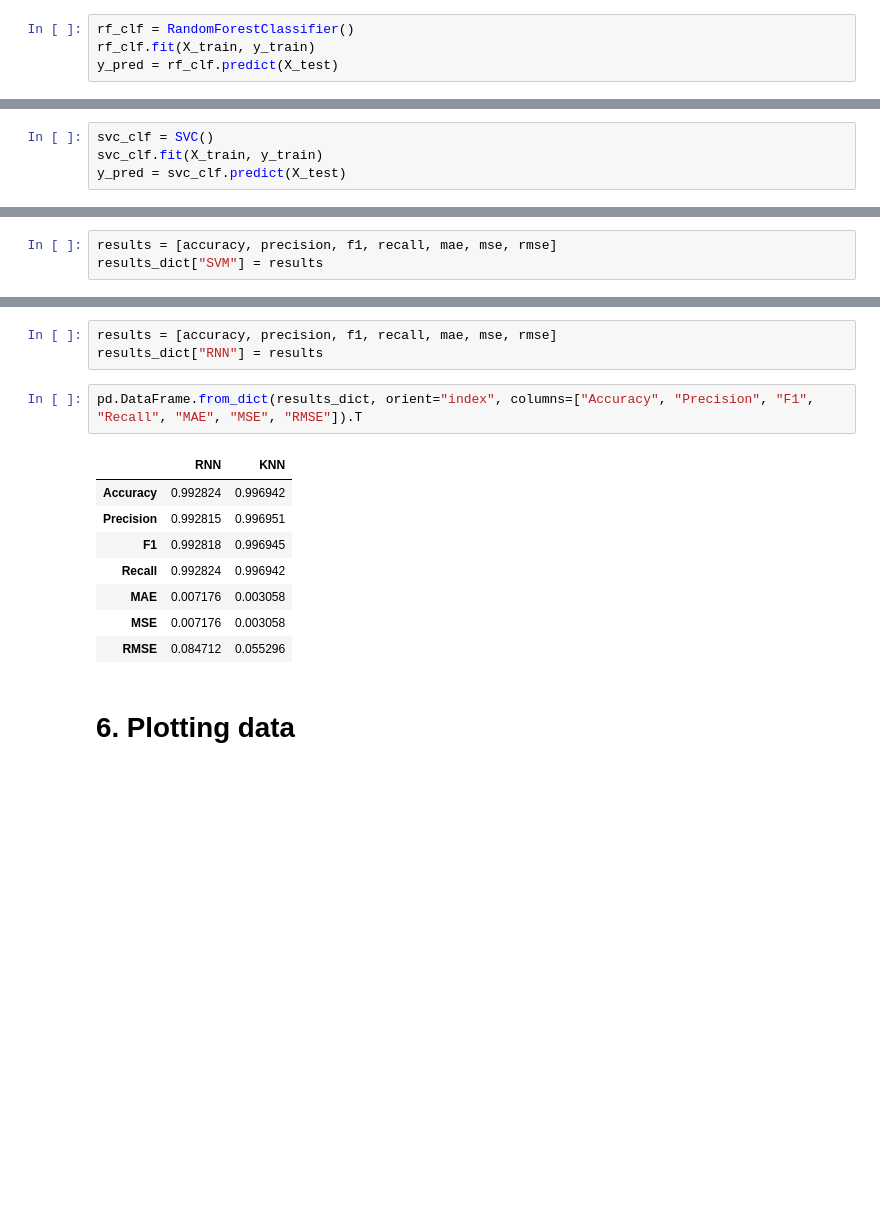
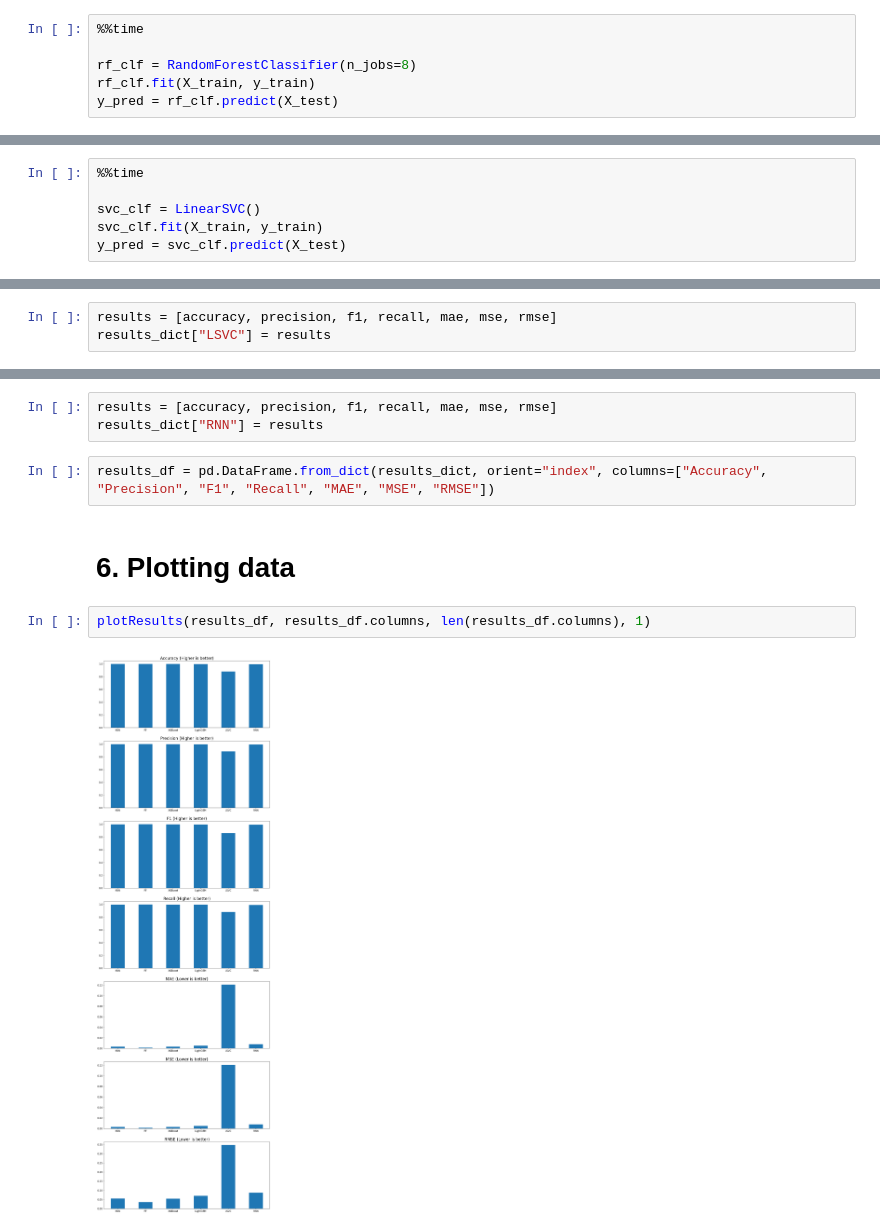
Before and after one commit to KostasEreksonas/IDS_test, a Jupyter notebook: CIC-IDS-2017.ipynb, the cells around one changed output, grey strips where cells are left out. Drawn from its saved outputs; the diff is of its cells as text; blank space fills up the shorter version.

Commit message:
Plotted results

```diff
--- a/CIC-IDS-2017.ipynb
+++ b/CIC-IDS-2017.ipynb
@@ -448,6 +484,8 @@ pd.DataFrame.from_dict(results_dict, orient="index", columns=["Accuracy", "Preci
 # %% [markdown]
 ## 5.2. Random Forest
 # %%
-rf_clf = RandomForestClassifier()
+%%time
+
+rf_clf = RandomForestClassifier(n_jobs=8)
 rf_clf.fit(X_train, y_train)
 y_pred = rf_clf.predict(X_test)
@@ -513,4 +593,6 @@ pd.DataFrame.from_dict(results_dict, orient="index", columns=["Accuracy", "Preci
 # %%
-svc_clf = SVC()
+%%time
+
+svc_clf = LinearSVC()
 svc_clf.fit(X_train, y_train)
 y_pred = svc_clf.predict(X_test)
@@ -526,6 +613,6 @@ mse = mean_squared_error(y_true=y_test,y_pred=y_pred)
 rmse = root_mean_squared_error(y_true=y_test,y_pred=y_pred)
 # %%
 results = [accuracy, precision, f1, recall, mae, mse, rmse]
-results_dict["SVM"] = results
+results_dict["LSVC"] = results
 # %%
 pd.DataFrame.from_dict(results_dict, orient="index", columns=["Accuracy", "Precision", "F1", "Recall", "MAE", "MSE", "RMSE"]).T
@@ -607,15 +720,10 @@ rmse = root_mean_squared_error(y_true=y_test,y_pred=y_pred)
 results = [accuracy, precision, f1, recall, mae, mse, rmse]
 results_dict["RNN"] = results
 # %%
-pd.DataFrame.from_dict(results_dict, orient="index", columns=["Accuracy", "Precision", "F1", "Recall", "MAE", "MSE", "RMSE"]).T
+results_df = pd.DataFrame.from_dict(results_dict, orient="index", columns=["Accuracy", "Precision", "F1", "Recall", "MAE", "MSE", "RMSE"])
-# %% [output]
-|  | RNN | KNN |
-| Accuracy | 0.992824 | 0.996942 |
-| Precision | 0.992815 | 0.996951 |
-| F1 | 0.992818 | 0.996945 |
-| Recall | 0.992824 | 0.996942 |
-| MAE | 0.007176 | 0.003058 |
-| MSE | 0.007176 | 0.003058 |
-| RMSE | 0.084712 | 0.055296 |
 # %% [markdown]
 # 6. Plotting data
+# %%
+plotResults(results_df, results_df.columns, len(results_df.columns), 1)
+# %% [output]
+[figure, added]
```
Also changed, not shown: parts of 30 cells of this notebook.
